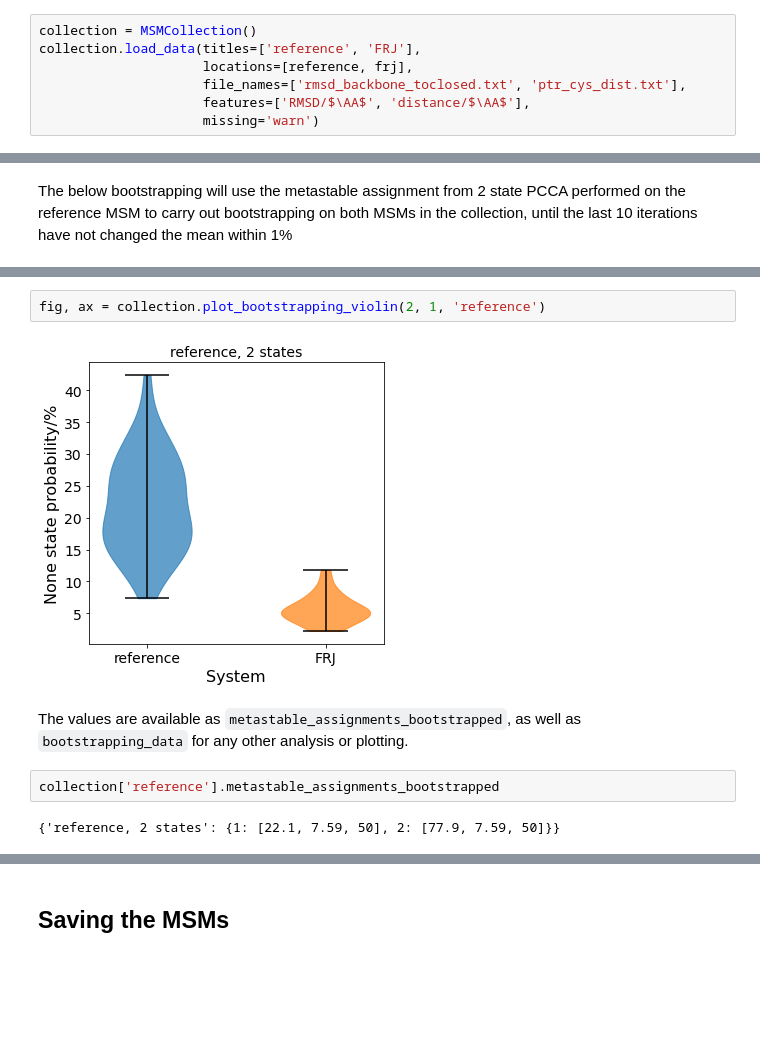
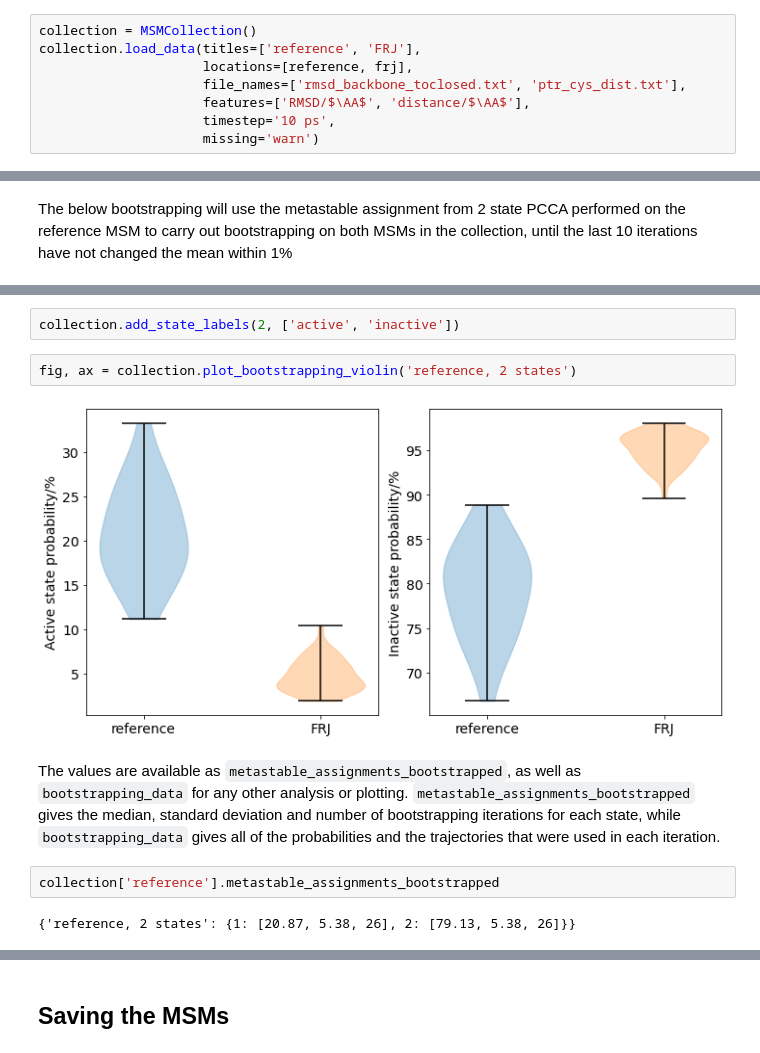
Before and after one commit to michellab/AMMo, a Jupyter notebook: examples/msm.ipynb, the cells around one changed output, grey strips where cells are left out. Drawn from its saved outputs; the diff is of its cells as text; blank space fills up the shorter version.

```diff
--- a/examples/msm.ipynb
+++ b/examples/msm.ipynb
@@ -19,6 +19,7 @@ collection.load_data(titles=['reference', 'FRJ'],
                      locations=[reference, frj],
                      file_names=['rmsd_backbone_toclosed.txt', 'ptr_cys_dist.txt'],
                      features=['RMSD/$\AA$', 'distance/$\AA$'],
+                     timestep='10 ps',
                      missing='warn')
 # %% [output]
 Loading data...
@@ -173,13 +178,15 @@ State 2: 94.32% ± 2.25% (22 iterations)
+# %%
+collection.add_state_labels(2, ['active', 'inactive'])
 # %%
-fig, ax = collection.plot_bootstrapping_violin(2, 1, 'reference')
+fig, ax = collection.plot_bootstrapping_violin('reference, 2 states')
 # %% [output]
-[figure, old version]
+[figure, new version]
 # %% [markdown]
-The values are available as `metastable_assignments_bootstrapped`, as well as `bootstrapping_data` for any other analysis or plotting.
+The values are available as `metastable_assignments_bootstrapped`, as well as `bootstrapping_data` for any other analysis or plotting. `metastable_assignments_bootstrapped` gives the median, standard deviation and number of bootstrapping iterations for each state, while `bootstrapping_data` gives all of the probabilities and the trajectories that were used in each iteration.
 # %%
 collection['reference'].metastable_assignments_bootstrapped
 # %% [output]
-{'reference, 2 states': {1: [22.1, 7.59, 50], 2: [77.9, 7.59, 50]}}
+{'reference, 2 states': {1: [20.87, 5.38, 26], 2: [79.13, 5.38, 26]}}
 # %%
 collection['reference'].bootstrapping_data
 # %% [output]
```
Also changed, not shown: parts of 23 cells of this notebook, 4 other files.
